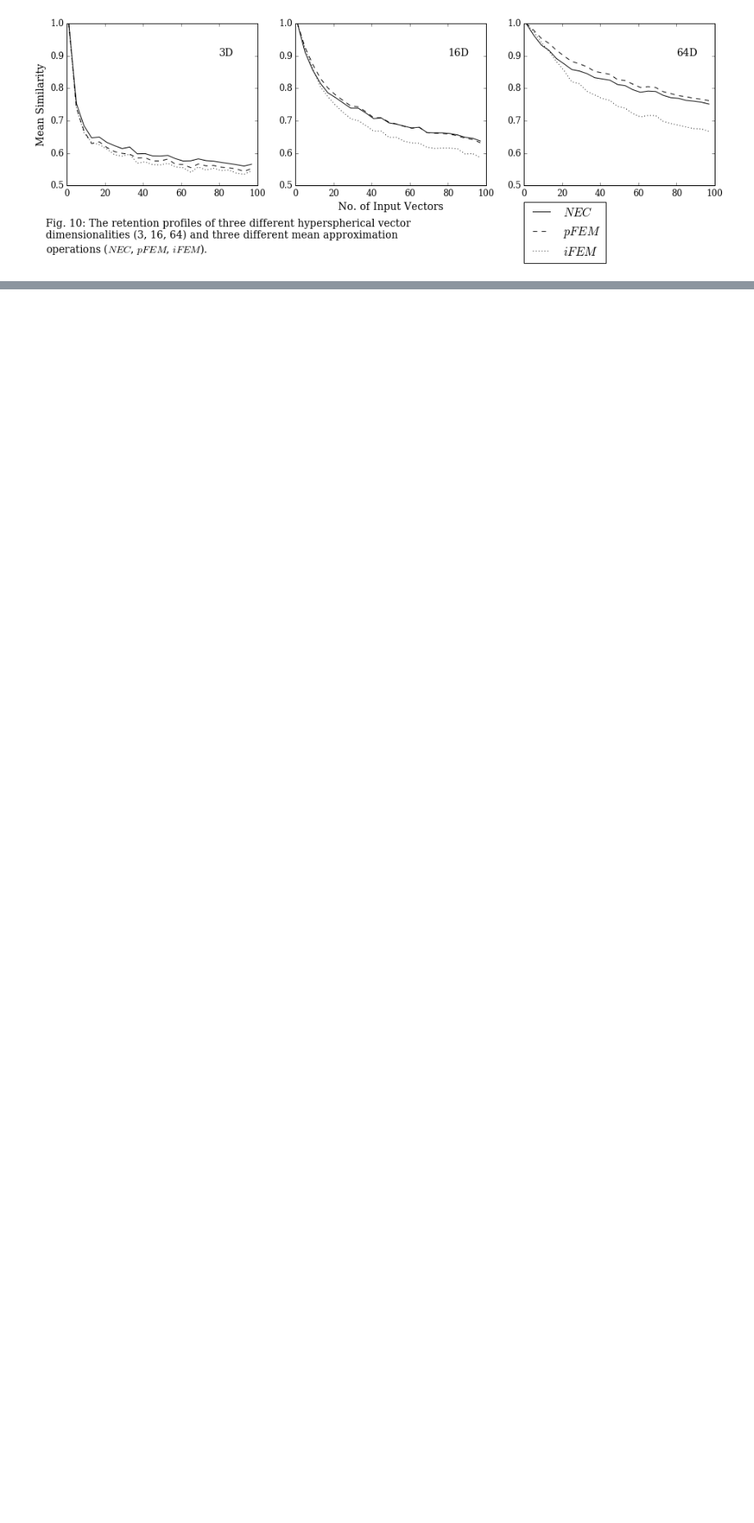
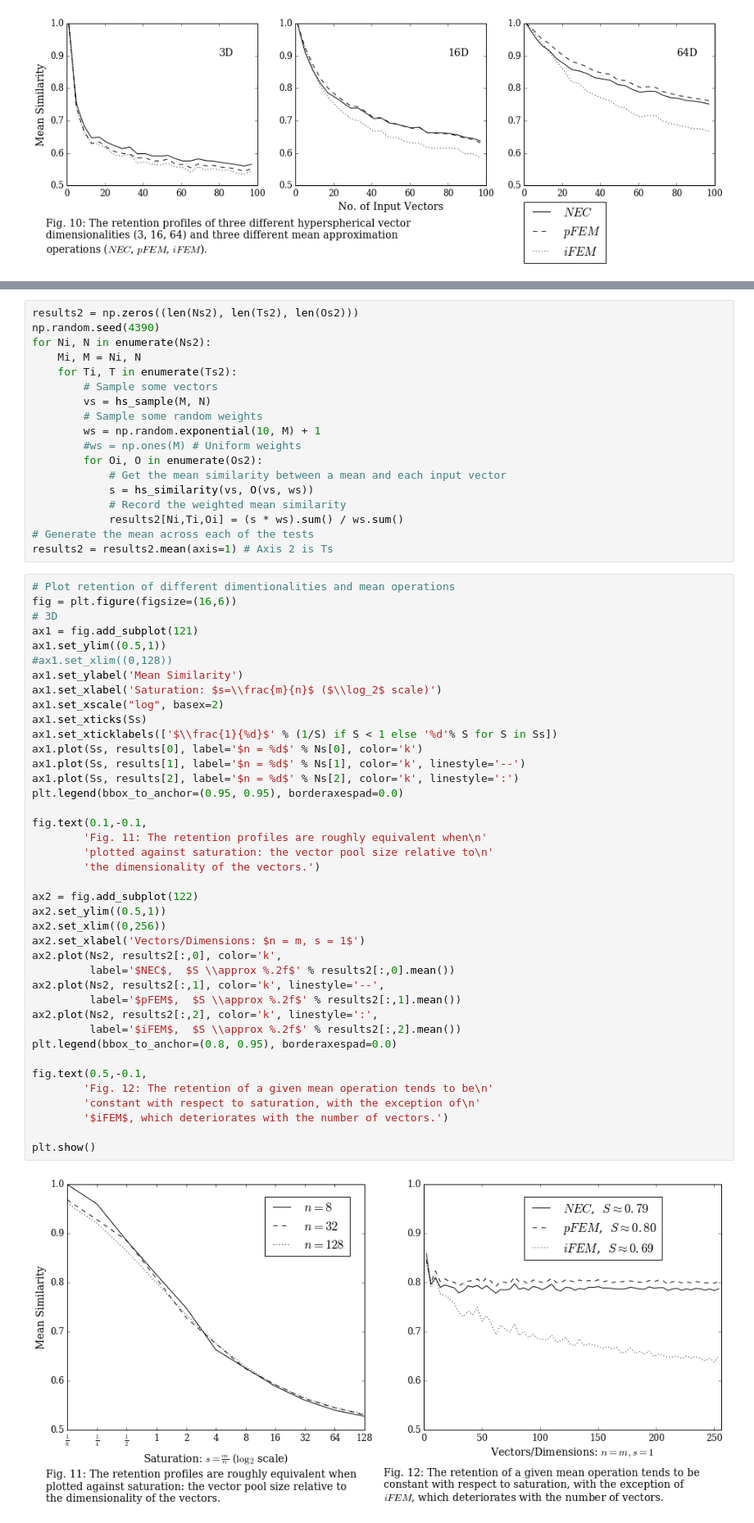
Before and after one commit to sagland/vecassoc, a Jupyter notebook: notebooks/Representing Object Association with Vector Similarity.ipynb, the cells around one changed output, grey strips where cells are left out. Shown at 82% size. Cells and saved outputs as stored; diff of their text form; blank space fills up the shorter version.

Commit message:
Introducing the notion of saturation, and demonstrating retention constancy relative to saturation.

```diff
--- a/notebooks/Representing Object Association with Vector Similarity.ipynb
+++ b/notebooks/Representing Object Association with Vector Similarity.ipynb
@@ -739,0 +781,60 @@ popt, pcov = curve_fit(forget, ms, ner, [1.0, 0.0, 1.0, 0, ])
+# %%
+results2 = np.zeros((len(Ns2), len(Ts2), len(Os2)))
+np.random.seed(4390)
+for Ni, N in enumerate(Ns2):
+    Mi, M = Ni, N
+    for Ti, T in enumerate(Ts2):
+        # Sample some vectors
+        vs = hs_sample(M, N)
+        # Sample some random weights
+        ws = np.random.exponential(10, M) + 1
+        #ws = np.ones(M) # Uniform weights
+        for Oi, O in enumerate(Os2):
+            # Get the mean similarity between a mean and each input vector
+            s = hs_similarity(vs, O(vs, ws))
+            # Record the weighted mean similarity
+            results2[Ni,Ti,Oi] = (s * ws).sum() / ws.sum()
+# Generate the mean across each of the tests
+results2 = results2.mean(axis=1) # Axis 2 is Ts
+# %%
+# Plot retention of different dimentionalities and mean operations
+fig = plt.figure(figsize=(16,6))
+# 3D
+ax1 = fig.add_subplot(121)
+ax1.set_ylim((0.5,1))
+#ax1.set_xlim((0,128))
+ax1.set_ylabel('Mean Similarity')
+ax1.set_xlabel('Saturation: $s=\\frac{m}{n}$ ($\\log_2$ scale)')
+ax1.set_xscale("log", basex=2)
+ax1.set_xticks(Ss)
+ax1.set_xticklabels(['$\\frac{1}{%d}$' % (1/S) if S < 1 else '%d'% S for S in Ss])
+ax1.plot(Ss, results[0], label='$n = %d$' % Ns[0], color='k')
+ax1.plot(Ss, results[1], label='$n = %d$' % Ns[1], color='k', linestyle='--')
+ax1.plot(Ss, results[2], label='$n = %d$' % Ns[2], color='k', linestyle=':')
+plt.legend(bbox_to_anchor=(0.95, 0.95), borderaxespad=0.0)
+
+fig.text(0.1,-0.1,
+        'Fig. 11: The retention profiles are roughly equivalent when\n'
+        'plotted against saturation: the vector pool size relative to\n'
+        'the dimensionality of the vectors.')
+
+ax2 = fig.add_subplot(122)
+ax2.set_ylim((0.5,1))
+ax2.set_xlim((0,256))
+ax2.set_xlabel('Vectors/Dimensions: $n = m, s = 1$')
+ax2.plot(Ns2, results2[:,0], color='k',
+         label='$NEC$,  $S \\approx %.2f$' % results2[:,0].mean())
+ax2.plot(Ns2, results2[:,1], color='k', linestyle='--',
+         label='$pFEM$,  $S \\approx %.2f$' % results2[:,1].mean())
+ax2.plot(Ns2, results2[:,2], color='k', linestyle=':',
+         label='$iFEM$,  $S \\approx %.2f$' % results2[:,2].mean())
+plt.legend(bbox_to_anchor=(0.8, 0.95), borderaxespad=0.0)
+
+fig.text(0.5,-0.1,
+        'Fig. 12: The retention of a given mean operation tends to be\n'
+        'constant with respect to saturation, with the exception of\n'
+        '$iFEM$, which deteriorates with the number of vectors.')
+
+plt.show()
+# %% [output]
+[figure, added]
```
Also changed, not shown: parts of 23 cells of this notebook.
